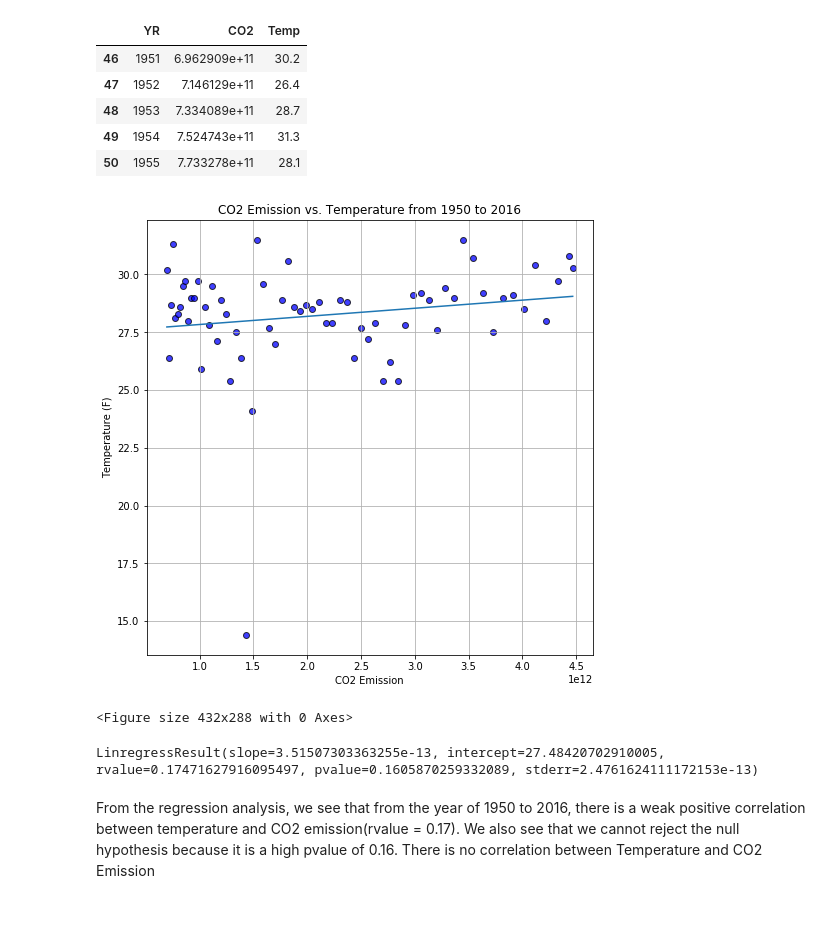
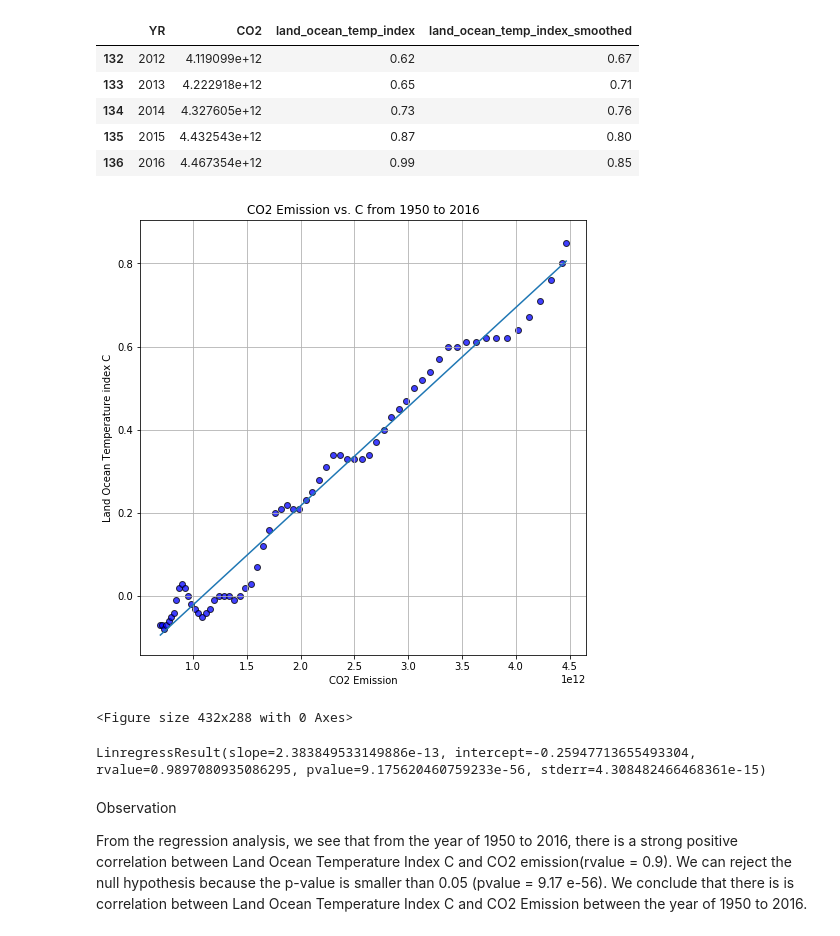
Before and after one commit to sofiacavallo/project1_team4, a Jupyter notebook: Data Analysis/Temperature vs Emission ScatterPlot .ipynb, the cells around one changed output. Drawn from its saved outputs; the diff is of its cells as text; code cells hidden in the pictures.

```diff
--- a/Data Analysis/Temperature vs Emission ScatterPlot .ipynb
+++ b/Data Analysis/Temperature vs Emission ScatterPlot .ipynb
@@ -94,43 +76,45 @@ From the regression analysis, we see that from the year of 1905 to 1950, there i
 # %%
 # Filtering the data from 1950 to 2016
-global_temp_CO2_2016_df = global_temp_CO2_clean_df.loc[global_temp_CO2_clean_df["YR"] > "1950", :]
-global_temp_CO2_2016_df.head()
+global_temp_CO2_2016_df = global_temp_CO2_df.loc[global_temp_CO2_df["YR"] > 1950, :]
+global_temp_CO2_2016_df.tail()
 # %% [output]
-|  | YR | CO2 | Temp |
-| 46 | 1951 | 6.962909e+11 | 30.2 |
-| 47 | 1952 | 7.146129e+11 | 26.4 |
-| 48 | 1953 | 7.334089e+11 | 28.7 |
-| 49 | 1954 | 7.524743e+11 | 31.3 |
-| 50 | 1955 | 7.733278e+11 | 28.1 |
+|  | YR | CO2 | land_ocean_temp_index | land_ocean_temp_index_smoothed |
+| 132 | 2012 | 4.119099e+12 | 0.62 | 0.67 |
+| 133 | 2013 | 4.222918e+12 | 0.65 | 0.71 |
+| 134 | 2014 | 4.327605e+12 | 0.73 | 0.76 |
+| 135 | 2015 | 4.432543e+12 | 0.87 | 0.80 |
+| 136 | 2016 | 4.467354e+12 | 0.99 | 0.85 |
 # %%
 #Setting the x axis and y axis for the scatter plot
 CO2_16 = global_temp_CO2_2016_df["CO2"]
-Temperature_16 = global_temp_CO2_2016_df["Temp"]
+Temperature_16 = global_temp_CO2_2016_df["land_ocean_temp_index_smoothed"]
 # %%
 # Creating a scatter plot and formatting
 plt.figure(figsize=(8,8))
 plt.scatter(CO2_16, Temperature_16, marker="o", facecolors="blue", edgecolors="black", linewidths =1,
-             alpha=0.75, label="TempvsCO2")
+             alpha=0.75, label="CvsCO2")
 
-plt.title("CO2 Emission vs. Temperature from 1950 to 2016")
+plt.title("CO2 Emission vs. C from 1950 to 2016")
 plt.xlabel("CO2 Emission")
-plt.ylabel("Temperature (F)")
+plt.ylabel("Land Ocean Temperature index C")
 
 # Line plot
 slope, intercept, r_value, p_value, std_err = linregress(CO2_16,Temperature_16)
 line = slope * CO2_16 + intercept
 
 plt.plot(CO2_16, line)
 
 plt.grid()
 plt.show()
-plt.savefig("../Images/CO2vsTemp16.png")
+plt.savefig("../Images/CO2vsC16.png")
 # %% [output]
-[figure, old version]
+[figure, new version]
 <Figure size 432x288 with 0 Axes>
 # %%
 linregress(CO2_16, Temperature_16)
 # %% [output]
-LinregressResult(slope=3.51507303363255e-13, intercept=27.48420702910005, rvalue=0.17471627916095497, pvalue=0.1605870259332089, stderr=2.4761624111172153e-13)
+LinregressResult(slope=2.383849533149886e-13, intercept=-0.25947713655493304, rvalue=0.9897080935086295, pvalue=9.175620460759233e-56, stderr=4.308482466468361e-15)
 # %% [markdown]
-From the regression analysis, we see that from the year of 1950 to 2016, there is a weak positive correlation between temperature and CO2 emission(rvalue = 0.17). We also see that we cannot reject the null hypothesis because it is a high pvalue of 0.16. There is no correlation between Temperature and CO2 Emission
+Observation
+
+From the regression analysis, we see that from the year of 1950 to 2016, there is a strong positive correlation between Land Ocean Temperature Index C and CO2 emission(rvalue = 0.9). We can reject the null hypothesis because the p-value is smaller than 0.05 (pvalue = 9.17 e-56). We conclude that there is is correlation between Land Ocean Temperature Index C and CO2 Emission between the year of 1950 to 2016.
```
Also changed, not shown: parts of 10 cells of this notebook, 1 other file.
